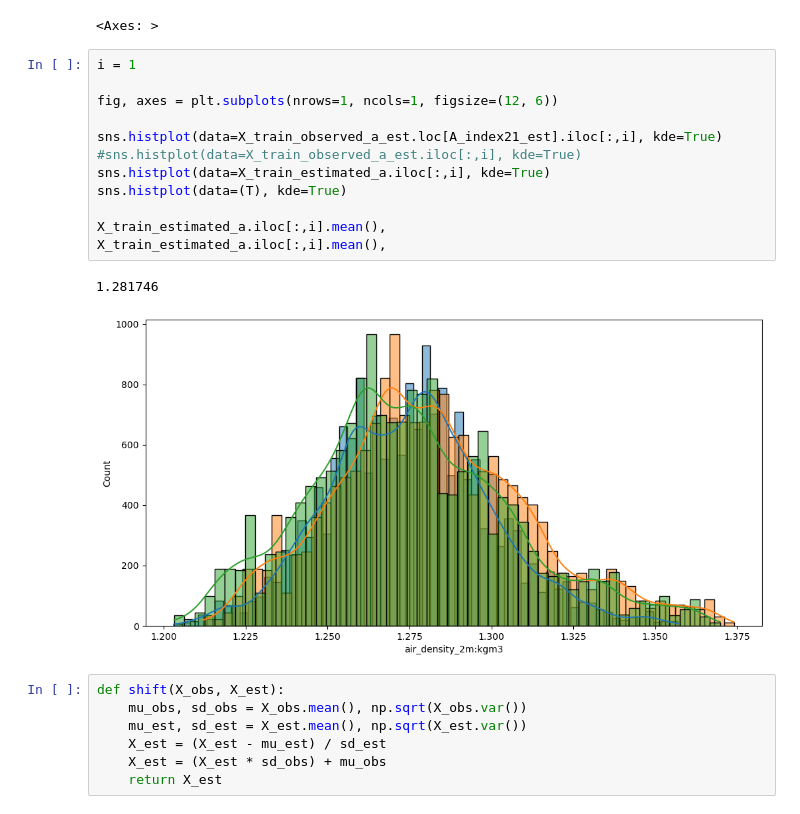
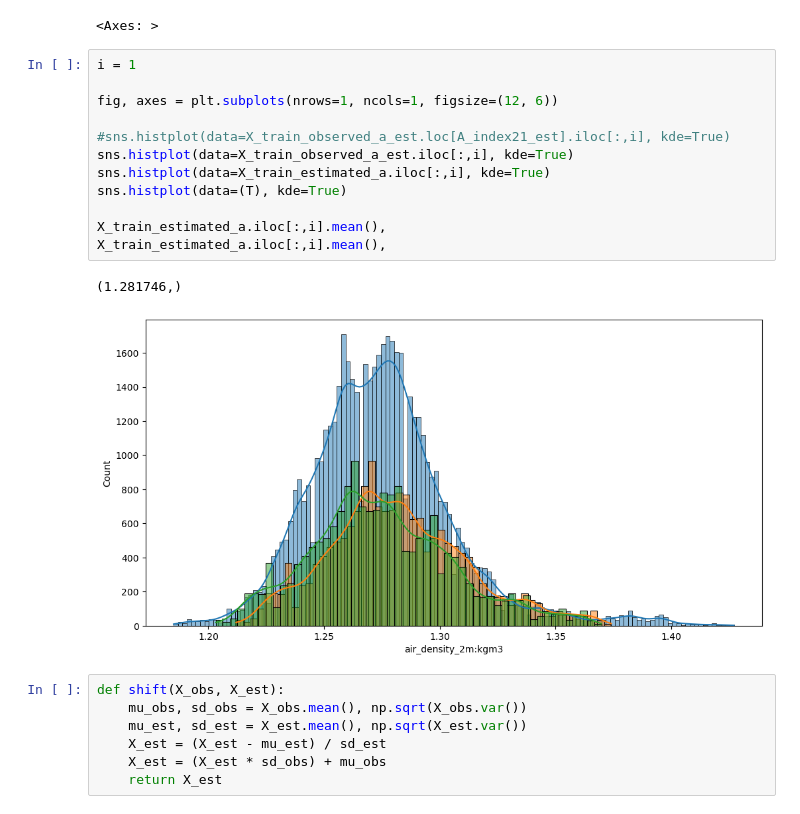
Before and after one commit to soricm/Time-Series-Forecasting-Solar-Energy-Production, a Jupyter notebook: marijan/EDA_Marijan.ipynb, the cells around one changed output. Cells and saved outputs as stored; diff of their text form.

```diff
--- a/marijan/EDA_Marijan.ipynb
+++ b/marijan/EDA_Marijan.ipynb
@@ -186,18 +201,18 @@ T
 # %%
 i = 1
 
 fig, axes = plt.subplots(nrows=1, ncols=1, figsize=(12, 6))
 
-sns.histplot(data=X_train_observed_a_est.loc[A_index21_est].iloc[:,i], kde=True)
-#sns.histplot(data=X_train_observed_a_est.iloc[:,i], kde=True)
+#sns.histplot(data=X_train_observed_a_est.loc[A_index21_est].iloc[:,i], kde=True)
+sns.histplot(data=X_train_observed_a_est.iloc[:,i], kde=True)
 sns.histplot(data=X_train_estimated_a.iloc[:,i], kde=True)
 sns.histplot(data=(T), kde=True)
 
 X_train_estimated_a.iloc[:,i].mean(),
 X_train_estimated_a.iloc[:,i].mean(),
 # %% [output]
-1.281746
+(1.281746,)
-[figure, old version]
+[figure, new version]
 # %%
 def shift(X_obs, X_est):
     mu_obs, sd_obs = X_obs.mean(), np.sqrt(X_obs.var())
```
Also changed, not shown: parts of 5 cells of this notebook, 6 other files.
